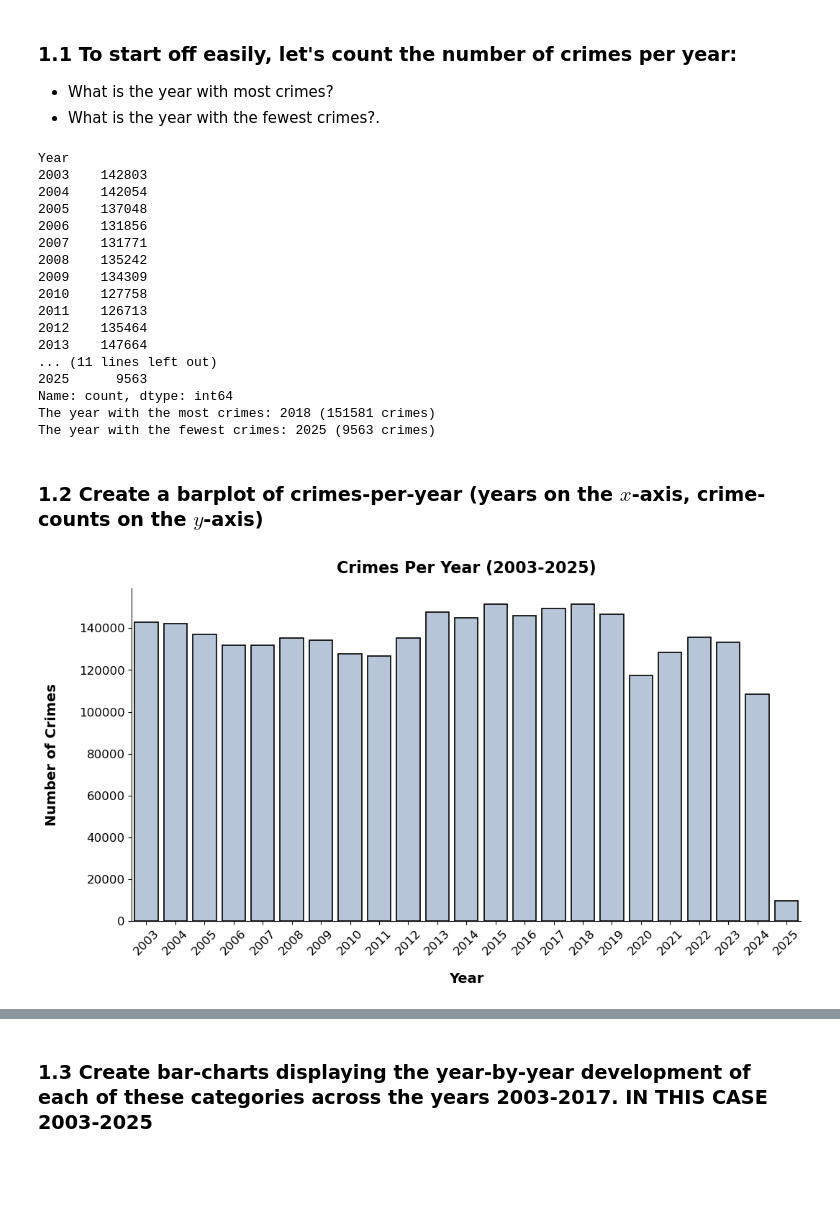
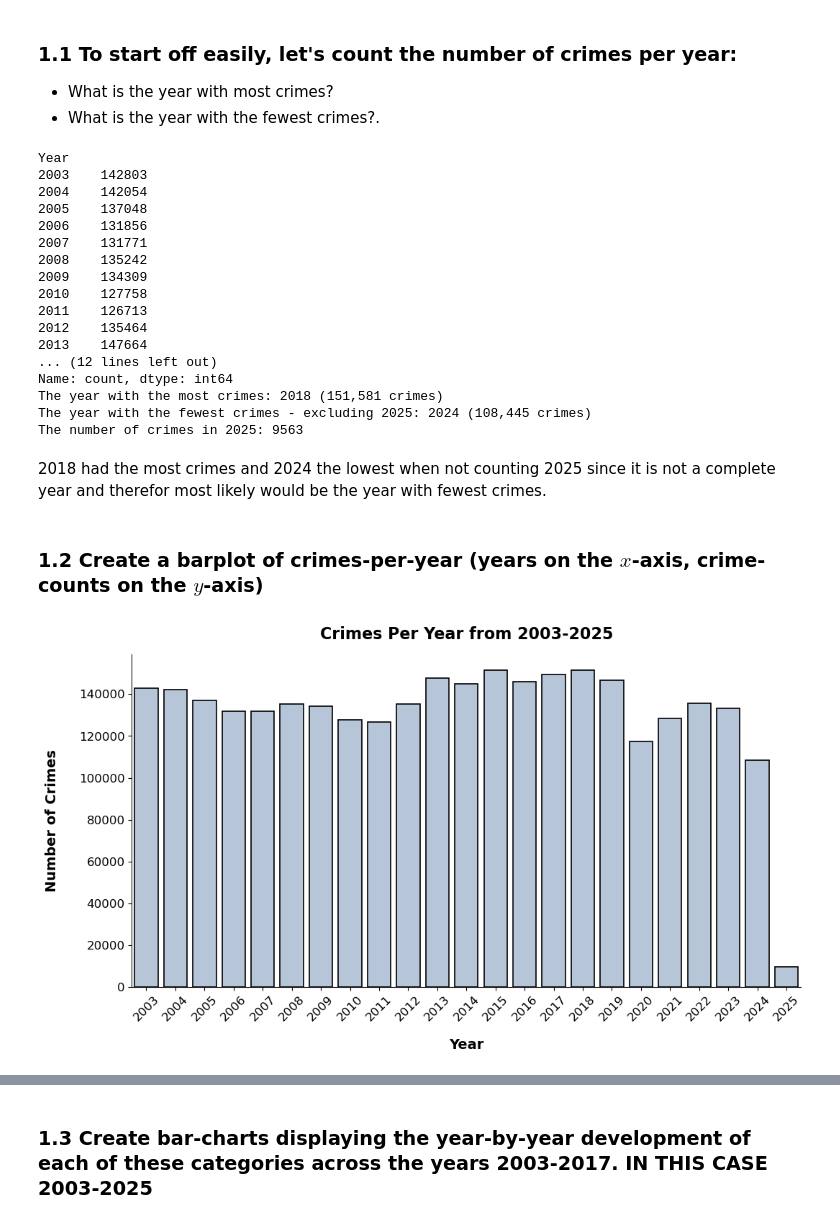
Before and after one commit to ThomasRoennebek/Social_data-analysis_and_visualization, a Jupyter notebook: Assignment 1/Assignment1_Solved.ipynb, the cells around one changed output, grey strips where cells are left out. Saved outputs shown, nothing was run; the diff lists cells and outputs as text; code cells hidden in the pictures; blank space fills up the shorter version.

```diff
--- a/Assignment 1/Assignment1_Solved.ipynb
+++ b/Assignment 1/Assignment1_Solved.ipynb
@@ -17,7 +18,10 @@ import math
 # %% [markdown]
 # Load data
 # %%
-sf_crime_data = pd.read_csv("/Users/Thomas/Desktop/Skole/Business Analytics/Social data analysis and visualization/Data/Police_Incident_Reports_2003_2025_Cleaned.csv")
+sf_crime_data = pd.read_csv(
+    "/Users/Thomas/Desktop/Skole/Business Analytics/Social data analysis and visualization/Data/Police_Incident_Reports_2003_2025_Cleaned.csv",
+    low_memory=False
+)
 
 pd.set_option('display.max_columns', None)
 # %%
@@ -84,15 +68,22 @@ sf_crime_data["Year"] = sf_crime_data["Incident Date"].dt.year
 crime_counts_per_year = sf_crime_data["Year"].value_counts().sort_index()
 # %%
 most_crimes_year = crime_counts_per_year.idxmax()
-fewest_crimes_year = crime_counts_per_year.idxmin()
+most_crimes_count = crime_counts_per_year.max()
 
-most_crimes_count = crime_counts_per_year.max()
-fewest_crimes_count = crime_counts_per_year.min()
+# Exclude 2025 when finding the lowest crime year
+crime_counts_excluding_2025 = crime_counts_per_year.drop(2025, errors="ignore")
 
-# print
+fewest_crimes_year = crime_counts_excluding_2025.idxmin()
+fewest_crimes_count = crime_counts_excluding_2025.min()
+
+# Also include the 2025
+crime_2025_count = crime_counts_per_year.get(2025, "N/A")
+
+# Print
 print(crime_counts_per_year)
-print(f"The year with the most crimes: {most_crimes_year} ({most_crimes_count} crimes)")
-print(f"The year with the fewest crimes: {fewest_crimes_year} ({fewest_crimes_count} crimes)")
+print(f"The year with the most crimes: {most_crimes_year} ({most_crimes_count:,} crimes)")
+print(f"The year with the fewest crimes - excluding 2025: {fewest_crimes_year} ({fewest_crimes_count:,} crimes)")
+print(f"The number of crimes in 2025: {crime_2025_count:}")
 # %% [output]
 Year
 2003    142803
@@ -106,32 +97,34 @@ Year
 2011    126713
 2012    135464
 2013    147664
-... (11 lines left out)
-2025      9563
+... (12 lines left out)
 Name: count, dtype: int64
-The year with the most crimes: 2018 (151581 crimes)
-The year with the fewest crimes: 2025 (9563 crimes)
+The year with the most crimes: 2018 (151,581 crimes)
+The year with the fewest crimes - excluding 2025: 2024 (108,445 crimes)
+The number of crimes in 2025: 9563
+# %% [markdown]
+2018 had the most crimes and 2024 the lowest when not counting 2025 since it is not a complete year and therefor most likely would be the year with fewest crimes.
 # %% [markdown]
 ### 1.2 Create a barplot of crimes-per-year (years on the $x$-axis, crime-counts on the $y$-axis)
 # %%
 plt.figure(figsize=(12,6))
 
 sns.barplot(x=crime_counts_per_year.index,
             y=crime_counts_per_year.values,
             color="lightsteelblue",  # Lighter fill color
             edgecolor="black",       # Darker border color
-            linewidth=1.2)           # Edge thickness for better contrast
+            linewidth=1.2)           # Edge thickness
 
 
 
-# Plotting format
+# Plotting
 plt.xlabel("Year", fontsize=14, labelpad=15, fontweight="bold")
 plt.ylabel("Number of Crimes", fontsize=14, labelpad=20, fontweight="bold")
-plt.title("Crimes Per Year (2003-2025)", fontsize=16, fontweight="bold", pad=15)
+plt.title("Crimes Per Year from 2003-2025", fontsize=16, fontweight="bold", pad=15)
 plt.xticks(rotation=45, fontsize=12)
 plt.yticks(fontsize=12)
 plt.grid(False)
 sns.despine(top=True, right=True)
 plt.show()
 # %% [output]
-[figure, old version]
+[figure, new version]
```
Also changed, not shown: parts of 40 cells of this notebook.
